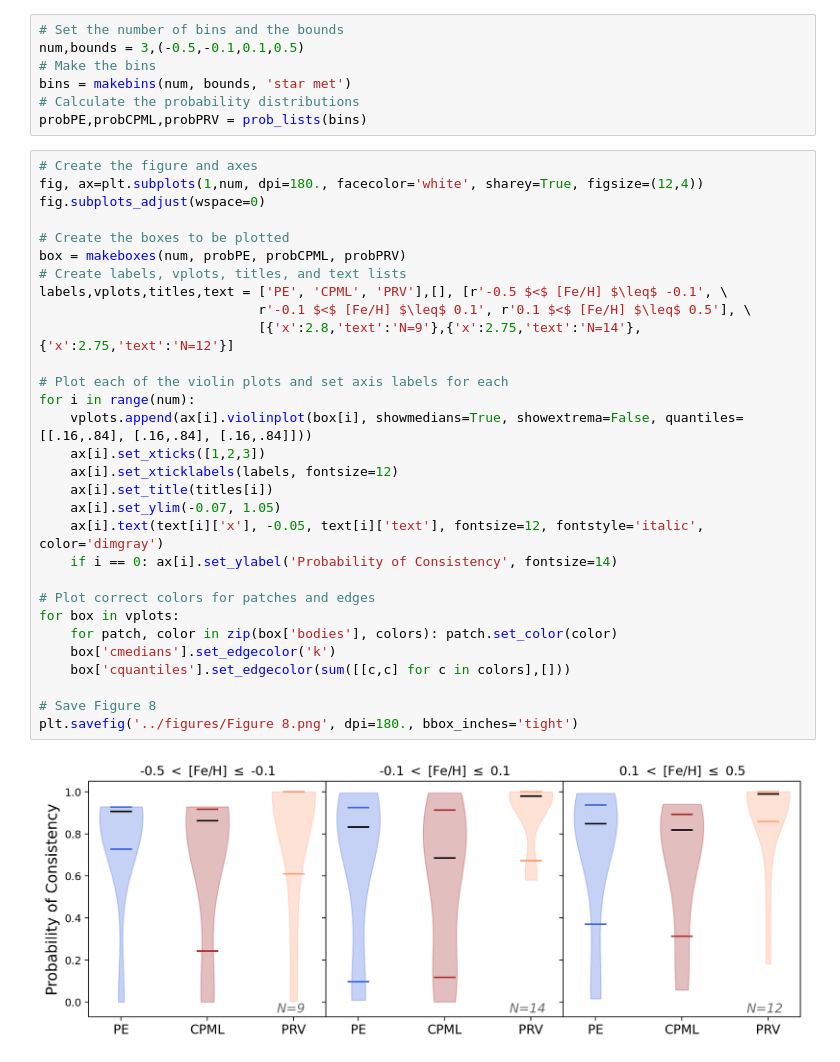
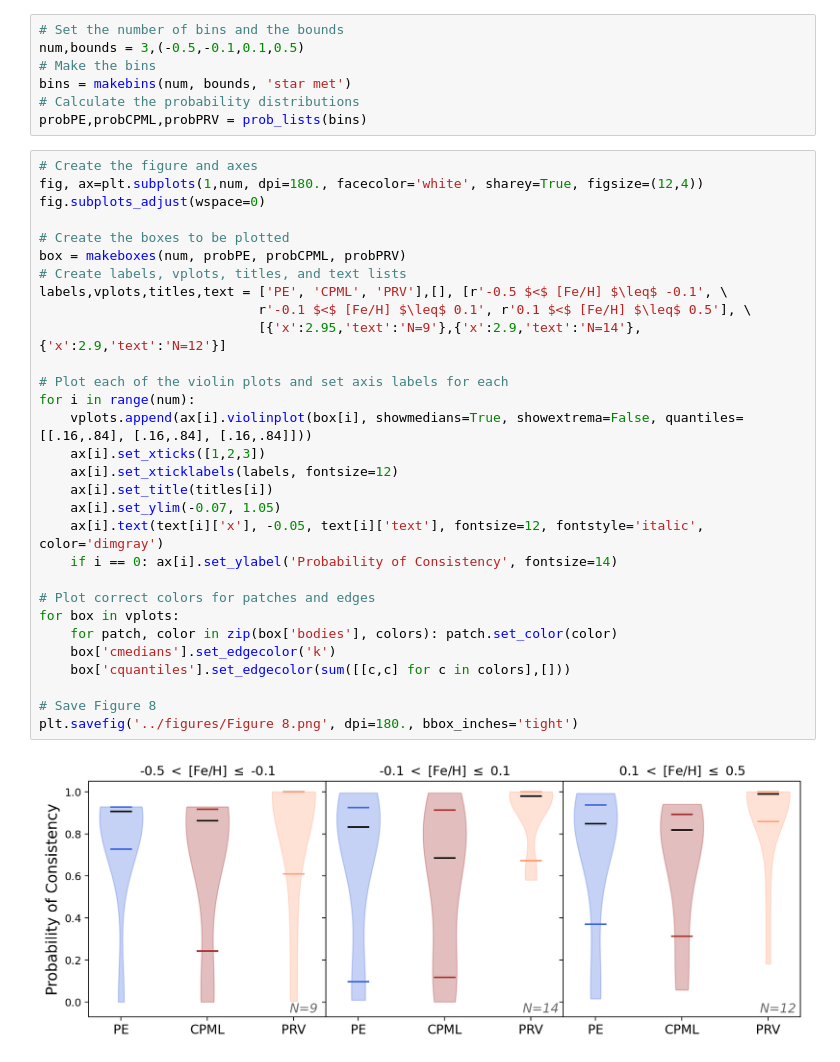
Before and after one commit to mvanwyngarden/PEPPER_figures, a Jupyter notebook: _build/jupyter_execute/notebooks/Figures-6-7-and-8.ipynb, the cells around one changed output. Saved outputs shown, nothing was run; the diff lists cells and outputs as text.

```diff
--- a/_build/jupyter_execute/notebooks/Figures-6-7-and-8.ipynb
+++ b/_build/jupyter_execute/notebooks/Figures-6-7-and-8.ipynb
@@ -149,32 +146,32 @@ probPE,probCPML,probPRV = prob_lists(bins)
 # %%
 # Create the figure and axes
 fig, ax=plt.subplots(1,num, dpi=180., facecolor='white', sharey=True, figsize=(12,4))
 fig.subplots_adjust(wspace=0)
 
 # Create the boxes to be plotted
 box = makeboxes(num, probPE, probCPML, probPRV)
 # Create labels, vplots, titles, and text lists
 labels,vplots,titles,text = ['PE', 'CPML', 'PRV'],[], [r'-0.5 $<$ [Fe/H] $\leq$ -0.1', \
                             r'-0.1 $<$ [Fe/H] $\leq$ 0.1', r'0.1 $<$ [Fe/H] $\leq$ 0.5'], \
-                            [{'x':2.8,'text':'N=9'},{'x':2.75,'text':'N=14'},{'x':2.75,'text':'N=12'}]
+                            [{'x':2.95,'text':'N=9'},{'x':2.9,'text':'N=14'},{'x':2.9,'text':'N=12'}]
 
 # Plot each of the violin plots and set axis labels for each
 for i in range(num):
     vplots.append(ax[i].violinplot(box[i], showmedians=True, showextrema=False, quantiles=[[.16,.84], [.16,.84], [.16,.84]]))
     ax[i].set_xticks([1,2,3])
     ax[i].set_xticklabels(labels, fontsize=12)
     ax[i].set_title(titles[i])
     ax[i].set_ylim(-0.07, 1.05)
     ax[i].text(text[i]['x'], -0.05, text[i]['text'], fontsize=12, fontstyle='italic', color='dimgray')
     if i == 0: ax[i].set_ylabel('Probability of Consistency', fontsize=14)
 
 # Plot correct colors for patches and edges
 for box in vplots:
     for patch, color in zip(box['bodies'], colors): patch.set_color(color)
     box['cmedians'].set_edgecolor('k')
     box['cquantiles'].set_edgecolor(sum([[c,c] for c in colors],[]))
 
 # Save Figure 8
 plt.savefig('../figures/Figure 8.png', dpi=180., bbox_inches='tight')
 # %% [output]
-[figure, old version]
+[figure, new version]
```
Also changed, not shown: parts of 3 cells of this notebook, 25 other files.
